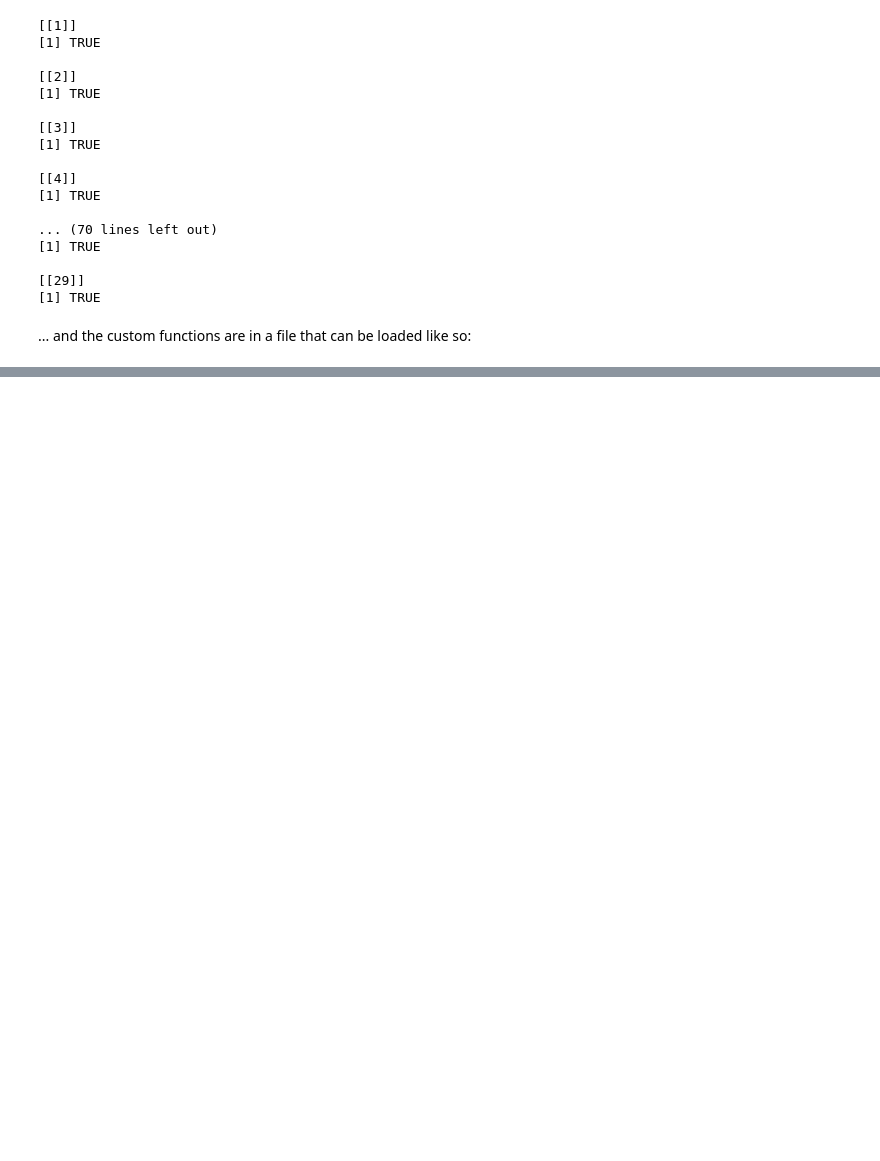
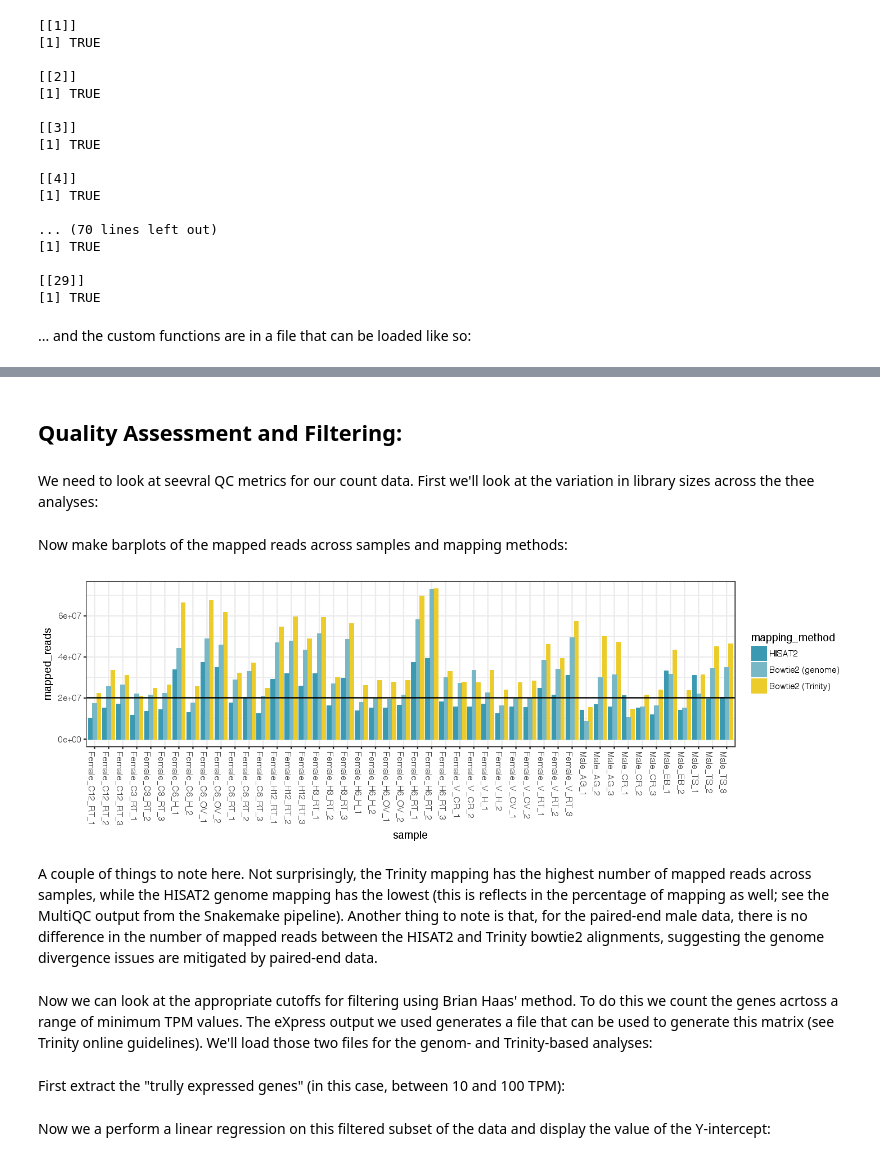
Before and after one commit to YazBraimah/DnovPmRNAseq, a Jupyter notebook: complete_analysis.ipynb, the cells around one changed output, grey strips where cells are left out. Cells and saved outputs as stored; diff of their text form; code cells hidden in the pictures; blank space fills up the shorter version.

```diff
--- a/complete_analysis.ipynb
+++ b/complete_analysis.ipynb
@@ -50,0 +95,6 @@ source("Functions2.R")
+# %%
+hisat_geneCounts = read.csv("Snakemake_output_files/gene_counts.csv", sep = ",", header = T, row.names=1, com='', check.names=F)
+
+bowtie2_genome_geneCounts = read.table("Snakemake_output_files/genome.gene.counts.matrix", header=T, row.names=1, com='', check.names=F)
+
+bowtie2_trinity_geneCounts = read.table("Snakemake_output_files/trinity.gene.counts.matrix", header=T, row.names=1, com='', check.names=F)
@@ -50,0 +153,30 @@ source("Functions2.R")
+# %% [markdown]
+## Quality Assessment and Filtering:
+# %% [markdown]
+We need to look at seevral QC metrics for our count data. First we'll look at the variation in library sizes across the thee analyses:
+# %%
+hisat2LibSizes <- as.data.frame(colSums(hisat_geneCounts))
+bowtie2LibSizes <- as.data.frame(colSums(bowtie2_genome_geneCounts))
+trinityLibSizes <- as.data.frame(colSums(bowtie2_trinity_geneCounts))
+libSizes = cbind(hisat2LibSizes, bowtie2LibSizes, trinityLibSizes)
+libSizes <- cbind(sample = row.names(libSizes), libSizes)
+row.names(libSizes)<- NULL
+colnames(libSizes) = c("sample", "HISAT2", "Bowtie2 (genome)", "Bowtie2 (Trinity)")
+libSizes = melt(libSizes, id.vars = "sample")
+colnames(libSizes) = c("sample", "mapping_method", "mapped_reads")
+# %% [markdown]
+Now make barplots of the mapped reads across samples and mapping methods:
+# %%
+options(repr.plot.width = 12, repr.plot.height = 4)
+ggplot(libSizes, aes(sample, mapped_reads, fill = mapping_method)) +
+    geom_bar(stat="identity", position = "dodge") +
+    theme_bw() +
+    theme(axis.text.x = element_text(angle = -90, hjust = 0)) +
+    geom_hline(yintercept = 20000000) +
+    scale_fill_manual(values = wes_palette("Zissou"))
+# %% [output]
+[figure, added]
+# %% [markdown]
+A couple of things to note here. Not surprisingly, the Trinity mapping has the highest number of mapped reads across samples, while the HISAT2 genome mapping has the lowest (this is reflects in the percentage of mapping as well; see the MultiQC output from the Snakemake pipeline). Another thing to note is that, for the paired-end male data, there is no difference in the number of mapped reads between the HISAT2 and Trinity bowtie2 alignments, suggesting the genome divergence issues are mitigated by paired-end data.
+# %% [markdown]
+Now we can look at the appropriate cutoffs for filtering using Brian Haas' method. To do this we count the genes acrtoss a range of minimum TPM values. The eXpress output we used generates a file that can be used to generate this matrix (see Trinity online guidelines). We'll load those two files for the genom- and Trinity-based analyses:
@@ -50,0 +186,2 @@ source("Functions2.R")
+# %% [markdown]
+First extract the "trully expressed genes" (in this case, between 10 and 100 TPM):
@@ -50,0 +191,2 @@ source("Functions2.R")
+# %% [markdown]
+Now we a perform a linear regression on this filtered subset of the data and display the value of the Y-intercept:
```
Also changed, not shown: parts of 55 cells of this notebook.
